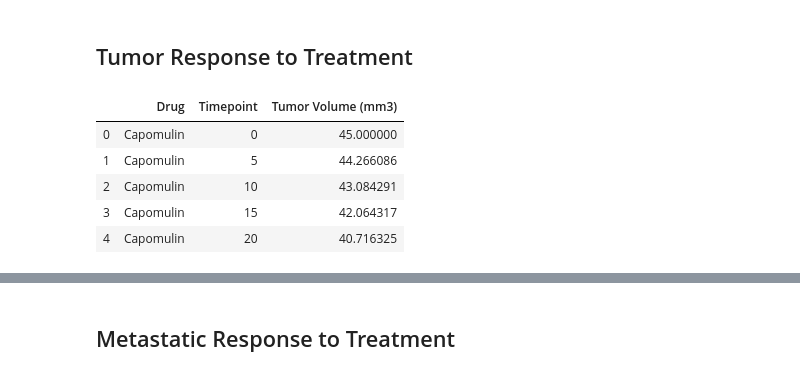
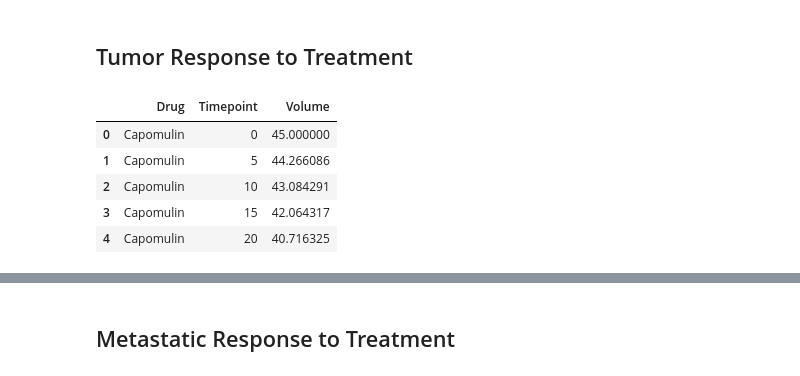
Before and after one commit to ejw-data/matplotlib-drug-eval, a Jupyter notebook: drug_analysis.ipynb, the cells around one changed output, grey strips where cells are left out. Saved outputs shown, nothing was run; the diff lists cells and outputs as text; code cells hidden in the pictures.

```diff
--- a/drug_analysis.ipynb
+++ b/drug_analysis.ipynb
@@ -176,18 +298,18 @@ baseline_df
 ## Tumor Response to Treatment
 # %%
 # Store the Mean Tumor Volume Data Grouped by Drug and Timepoint
-mean_tumor_df = tumor_df.loc[:, ['Drug', 'Timepoint','Tumor Volume (mm3)']]
+mean_tumor_df = tumor_df.loc[:, ['Drug', 'Timepoint','Volume']]
 
 #mean_tumor_df.groupby(['Drug', 'Timepoint']).mean()
 mean_df2 = mean_tumor_df.groupby(['Drug', 'Timepoint']).mean()
 
 # Convert to DataFrame
 mean_df=mean_df2.reset_index()
 
 # Preview DataFrame
 mean_df.head()
 # %% [output]
-|  | Drug | Timepoint | Tumor Volume (mm3) |
+|  | Drug | Timepoint | Volume |
 | 0 | Capomulin | 0 | 45.000000 |
 | 1 | Capomulin | 5 | 44.266086 |
 | 2 | Capomulin | 10 | 43.084291 |
```
Also changed, not shown: parts of 23 cells of this notebook, 3 other files.
